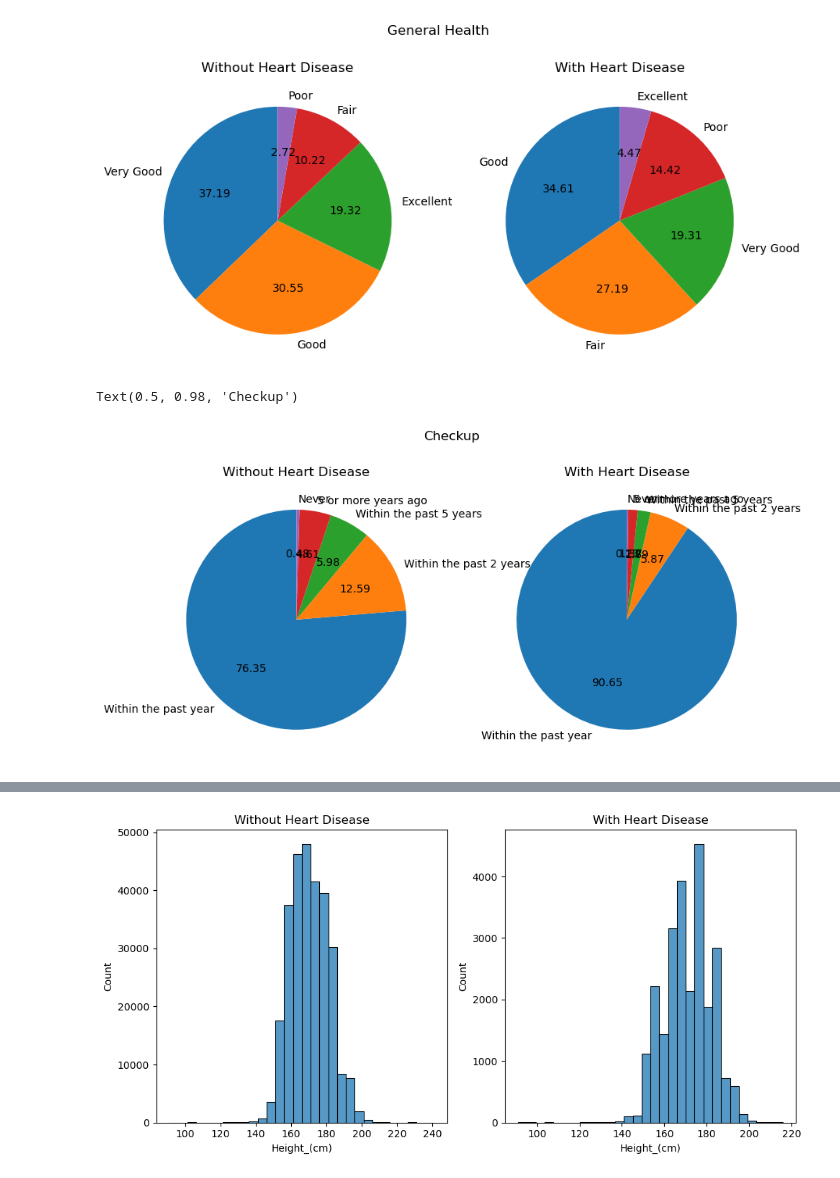
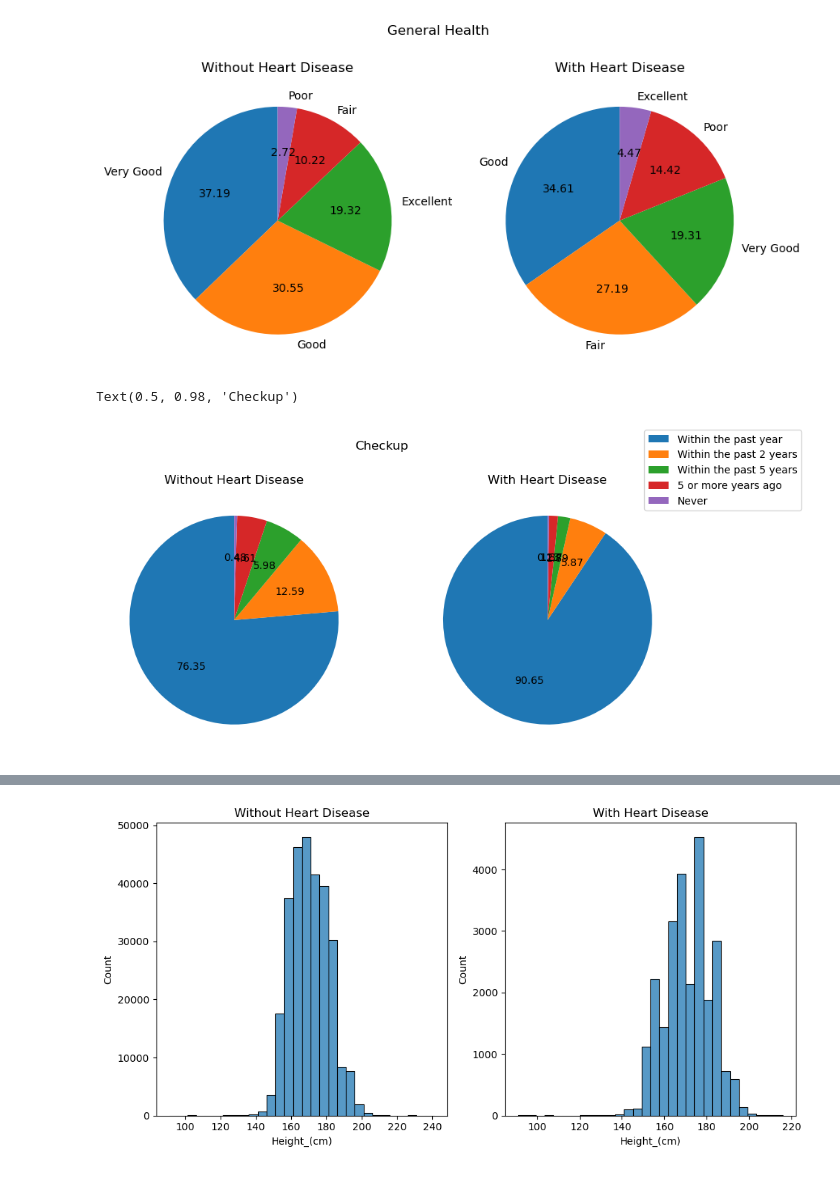
Before and after one commit to Joldic/Cardiovascular-Disease-Prediction, a Jupyter notebook: diplomski.ipynb, the cells around one changed output, grey strips where cells are left out. Cells and saved outputs as stored; diff of their text form; code cells hidden in the pictures.

```diff
--- a/diplomski.ipynb
+++ b/diplomski.ipynb
@@ -99,21 +99,24 @@ Text(0.5, 0.98, 'General Health')
 [figure]
 # %%
 fig, axs = plt.subplots(1, 2, figsize = (10, 5))
+labels1 = df_no_disease['Checkup'].value_counts().index.tolist()
+labels2 = df_yes_disease['Checkup'].value_counts().index.tolist()
 
 axs[0].pie(df_no_disease['Checkup'].value_counts(),
-           labels = df_no_disease['Checkup'].value_counts().index.tolist(),
+           labels = None,
            autopct='%.2f',
            startangle = 90)
 axs[0].set_title('Without Heart Disease')
 
 
 axs[1].pie(df_yes_disease['Checkup'].value_counts(),
-           labels = df_yes_disease['Checkup'].value_counts().index.tolist(),
+           labels = None,
            autopct='%.2f',
            startangle = 90)
 axs[1].set_title('With Heart Disease')
+plt.legend(labels1, loc='best', bbox_to_anchor=(0.85, 0.9))
 
 plt.suptitle('Checkup')
 # %% [output]
 Text(0.5, 0.98, 'Checkup')
-[figure, old version]
+[figure, new version]
```
Also changed, not shown: parts of 69 cells of this notebook.
